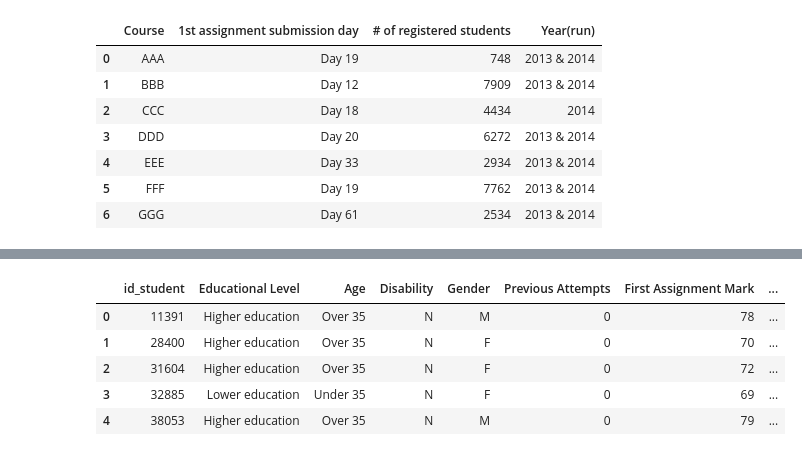
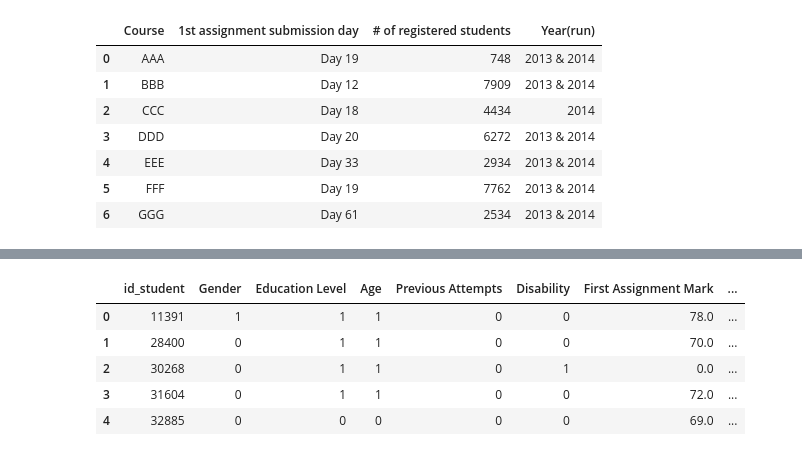
Before and after one commit to mmarfat/uzop-project, a Jupyter notebook: UZOP-Projekt.ipynb, the cells around one changed output, grey strips where cells are left out. Saved outputs shown, nothing was run; the diff lists cells and outputs as text; code cells hidden in the pictures.

```diff
--- a/UZOP-Projekt.ipynb
+++ b/UZOP-Projekt.ipynb
@@ -23,6 +30,6 @@ import numpy as np
 # %%
-student_info = pd.read_csv('studentInfo.csv')
-student_info.final_result.value_counts().plot.barh(width=0.3)
+studentInfo = pd.read_csv('studentInfo.csv')
+studentInfo.final_result.value_counts().plot.barh(width=0.3)
 # %% [output]
 <AxesSubplot:>
 [figure]
@@ -104,56 +107,54 @@ U originalnom su radu istraživači varijable *'Educational Level'* i *'Age'* pr
 # %%
 # Vec ucitane tablice: 'studentInfo', 'assessments' i 'courses'
 # Treba ucitati: 'studentAssessment', 'studentVle' i 'studentRegistration'
-studentVle_info = pd.read_csv('studentVle.csv')
-studentAssessment_info = pd.read_csv('studentAssessment.csv')
-studentRegistration_info = pd.read_csv('studentRegistration.csv')
+studentVle = pd.read_csv('studentVle.csv')
+studentAssessment = pd.read_csv('studentAssessment.csv')
+studentRegistration = pd.read_csv('studentRegistration.csv')
 
 # 'Educational Level', 'Age', 'Disability', 'Gender' i 'Previous Attempts' <- sve iz 'studentInfo'
 
 # Podjela 'Education Level-a' u dihotomnu varijablu
-student_info.loc[(student_info['highest_education'] == 'No Formal quals') | (student_info['highest_education'] == 'Lower Than A Level'), 'highest_education'] = 'Lower education'
-student_info.loc[(student_info['highest_education'] == 'A Level or Equivalent') | (student_info['highest_education'] == 'HE Qualification') | (student_info['highest_education'] == 'Post Graduate Qualification') , 'highest_education'] = 'Higher education'
+studentInfo.loc[(studentInfo['highest_education'] == 'No Formal quals') | (studentInfo['highest_education'] == 'Lower Than A Level'), 'highest_education'] = 0
+studentInfo.loc[(studentInfo['highest_education'] == 'A Level or Equivalent') | (studentInfo['highest_education'] == 'HE Qualification') | (studentInfo['highest_education'] == 'Post Graduate Qualification') , 'highest_education'] = 1
+
+studentInfo['highest_education'] = studentInfo['highest_education'].astype('category')
+studentInfo['highest_education'] = studentInfo['highest_education'].cat.codes
 
 # Podjela 'Age-a' u dihotomnu varijablu
-student_info.loc[(student_info['age_band'] == '0-35'), 'age_band'] = 'Under 35'
-student_info.loc[(student_info['age_band'] == '35-55') | (student_info['age_band'] == '55<='), 'age_band'] = 'Over 35'
+studentInfo.loc[(studentInfo['age_band'] == '0-35'), 'age_band'] = 0
+studentInfo.loc[(studentInfo['age_band'] == '55<=') | (studentInfo['age_band'] == '35-55'), 'age_band'] = 1
 
-# Sve potrebne varijable iz 'studentInfo'
-var_from_studentInfo = student_info[['id_student', 'highest_education', 'age_band', 'disability', 'gender', 'num_of_prev_attempts']]
-var_from_studentInfo.columns = ['id_student', 'Educational Level', 'Age', 'Disability', 'Gender', 'Previous Attempts']
+studentInfo['age_band'] = studentInfo['age_band'].astype('category')
+studentInfo['age_band'] = studentInfo['age_band'].cat.codes
 
+studentInfo['gender'] = studentInfo['gender'].astype('category')
+studentInfo['gender'] = studentInfo['gender'].cat.codes
 
-# 'First Assignment Mark' <- 'studentAssessment'
-var_from_studentAssessment = studentAssessment_info.loc[studentAssessment_info['id_assessment'].isin(first_assignment_ids), ['id_student', 'score']]
-var_from_studentAssessment.columns = ['id_student', 'First Assignment Mark']
+studentInfo['disability'] = studentInfo['disability'].astype('category')
+studentInfo['disability'] = studentInfo['disability'].cat.codes
 
+clicks = studentVle[studentVle['date'] < 0]
+clicks = clicks.groupby('id_student', as_index = False).sum('sum_click')
 
-# 'Clicks till Course Starts' <- 'studentVle'
-var_from_studentVle = studentVle_info.groupby('id_student', as_index=False).sum('sum_click')
-var_from_studentVle = var_from_studentVle[['id_student', 'sum_click']]
-var_from_studentVle.columns = ['id_student', 'Clicks till Course Starts']
+temp1 = pd.merge(studentInfo, studentRegistration, how='left', on=['id_student', 'code_module', 'code_presentation'])
+temp2 = pd.merge(temp1, assessmentsInfoTemp,  how='left', on=['code_module', 'code_presentation'])
+temp3 = pd.merge(temp2, studentAssessment, how='left', on=['id_assessment', 'id_student'])
+analysisTable = pd.merge(temp3, clicks, how='left', on='id_student')
 
+analysisTable = analysisTable[['id_student', 'gender', 'highest_education', 'age_band', 'num_of_prev_attempts', 'disability',
+                               'score', 'date_registration', 'sum_click', 'final_result']]
 
-# 'Registration Date' <- 'studentRegistration'
-var_from_studentRegistration = studentRegistration_info[['id_student', 'date_registration']]
-var_from_studentRegistration.columns = ['id_student', 'Registration Date']
+analysisTable.fillna(0, inplace=True)
+analysisTable
 
-# Spajanje u jednu tablicu
-temp1 = pd.merge(var_from_studentInfo, var_from_studentAssessment, how="inner")
-temp2 = pd.merge(temp1, var_from_studentVle, how="inner")
-analysis_table = pd.merge(temp2, var_from_studentRegistration, how="inner")
-analysis_table.columns = ['id_student', 'Educational Level', 'Age', 'Disability', 'Gender', 'Previous Attempts', 'First Assignment Mark', 'Clicks till Course Starts', 'Registration Date']
-analysis_table = analysis_table.dropna()
-analysis_table['First Assignment Mark'] = analysis_table['First Assignment Mark'].astype(int)
-analysis_table['Clicks till Course Starts'] = analysis_table['Clicks till Course Starts'].astype(int)
-analysis_table['Registration Date']= analysis_table['Registration Date'].astype(int)
-
-
-analysis_table.head()
+analysisTable = analysisTable.drop(columns='final_result').join(pd.get_dummies(analysisTable['final_result']))
+analysisTable.columns = ['id_student', 'Gender', 'Education Level', 'Age', 'Previous Attempts', 'Disability', 'First Assignment Mark',
+                        'Registration Date', 'Clicks till Course Starts', 'Distinction', 'Fail', 'Pass', 'Withdrawn']
+analysisTable.head()
 # %% [output]
-|  | id_student | Educational Level | Age | Disability | Gender | Previous Attempts | First Assignment Mark | ... |
-| 0 | 11391 | Higher education | Over 35 | N | M | 0 | 78 | ... |
-| 1 | 28400 | Higher education | Over 35 | N | F | 0 | 70 | ... |
-| 2 | 31604 | Higher education | Over 35 | N | F | 0 | 72 | ... |
-| 3 | 32885 | Lower education | Under 35 | N | F | 0 | 69 | ... |
-| 4 | 38053 | Higher education | Over 35 | N | M | 0 | 79 | ... |
+|  | id_student | Gender | Education Level | Age | Previous Attempts | Disability | First Assignment Mark | ... |
+| 0 | 11391 | 1 | 1 | 1 | 0 | 0 | 78.0 | ... |
+| 1 | 28400 | 0 | 1 | 1 | 0 | 0 | 70.0 | ... |
+| 2 | 30268 | 0 | 1 | 1 | 0 | 1 | 0.0 | ... |
+| 3 | 31604 | 0 | 1 | 1 | 0 | 0 | 72.0 | ... |
+| 4 | 32885 | 0 | 0 | 0 | 0 | 0 | 69.0 | ... |
```
Also changed, not shown: parts of 21 cells of this notebook.
